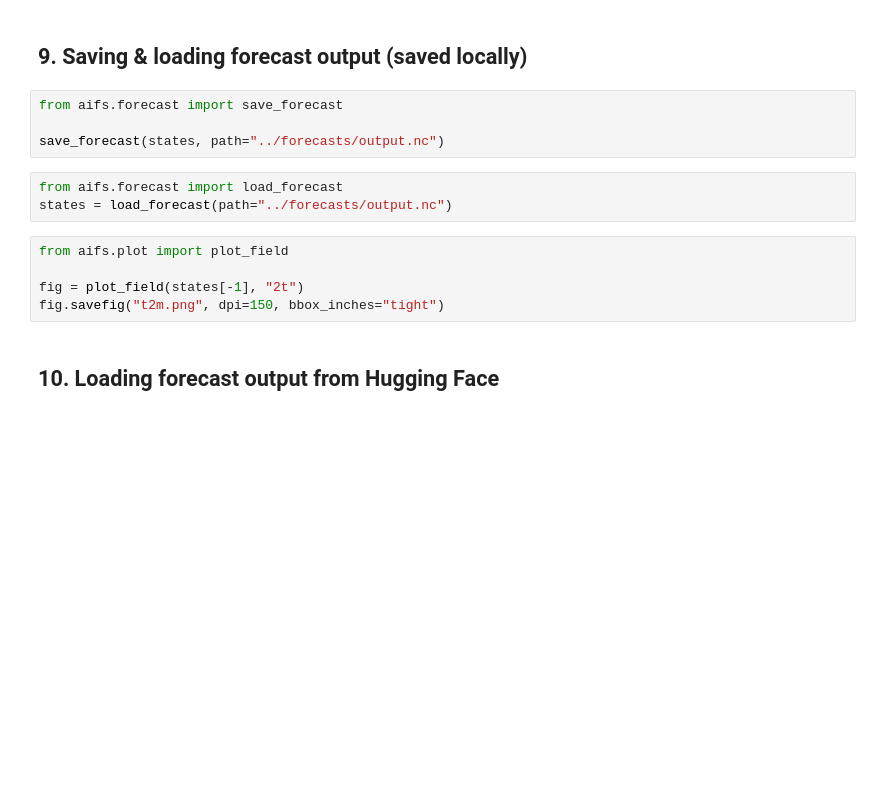
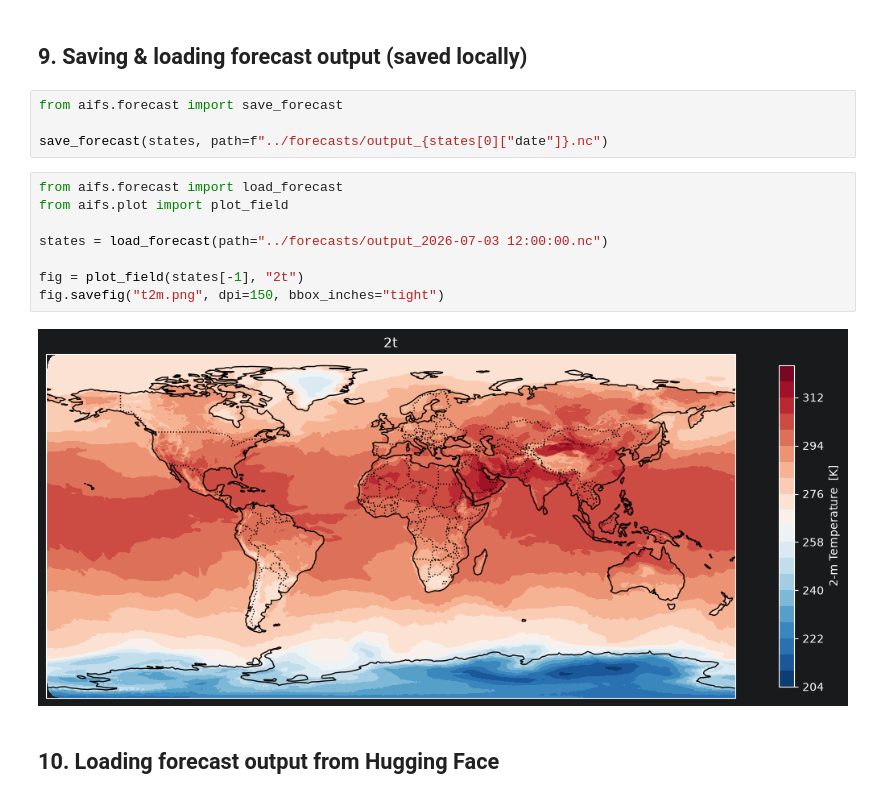
Before and after one commit to EmmaScharfmann/AIFS-tutorial, a Jupyter notebook: notebook/tutorial.ipynb, the cells around one changed output. Drawn from its saved outputs; the diff is of its cells as text; blank space fills up the shorter version.

Commit message:
fix load data

```diff
--- a/notebook/tutorial.ipynb
+++ b/notebook/tutorial.ipynb
@@ -163,15 +200,17 @@ for state in run_forecast_streaming(fields, date, lead_time=24):
 # %%
 from aifs.forecast import save_forecast
 
-save_forecast(states, path="../forecasts/output.nc")
+save_forecast(states, path=f"../forecasts/output_{states[0]["date"]}.nc")
 # %%
 from aifs.forecast import load_forecast
-states = load_forecast(path="../forecasts/output.nc")
+from aifs.plot import plot_field
+
+states = load_forecast(path="../forecasts/output_2026-07-03 12:00:00.nc")
+
+fig = plot_field(states[-1], "2t")
+fig.savefig("t2m.png", dpi=150, bbox_inches="tight")
+# %% [output]
+[figure, added]
-# %%
-from aifs.plot import plot_field
-
-fig = plot_field(states[-1], "2t")
-fig.savefig("t2m.png", dpi=150, bbox_inches="tight")
 # %% [markdown]
 ## 10. Loading forecast output from Hugging Face
 # %%
```
Also changed, not shown: parts of 5 cells of this notebook, 1 other file.
